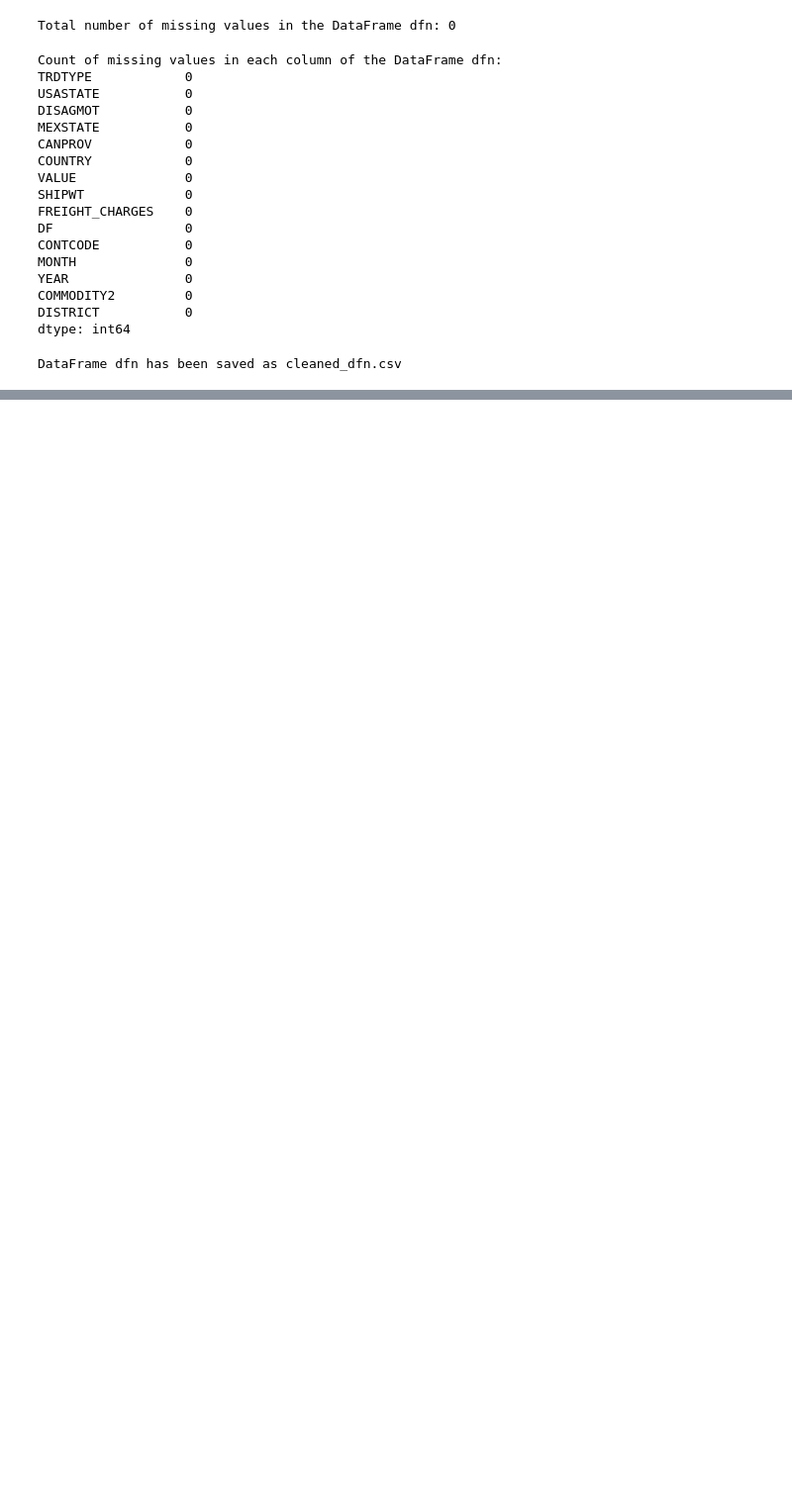
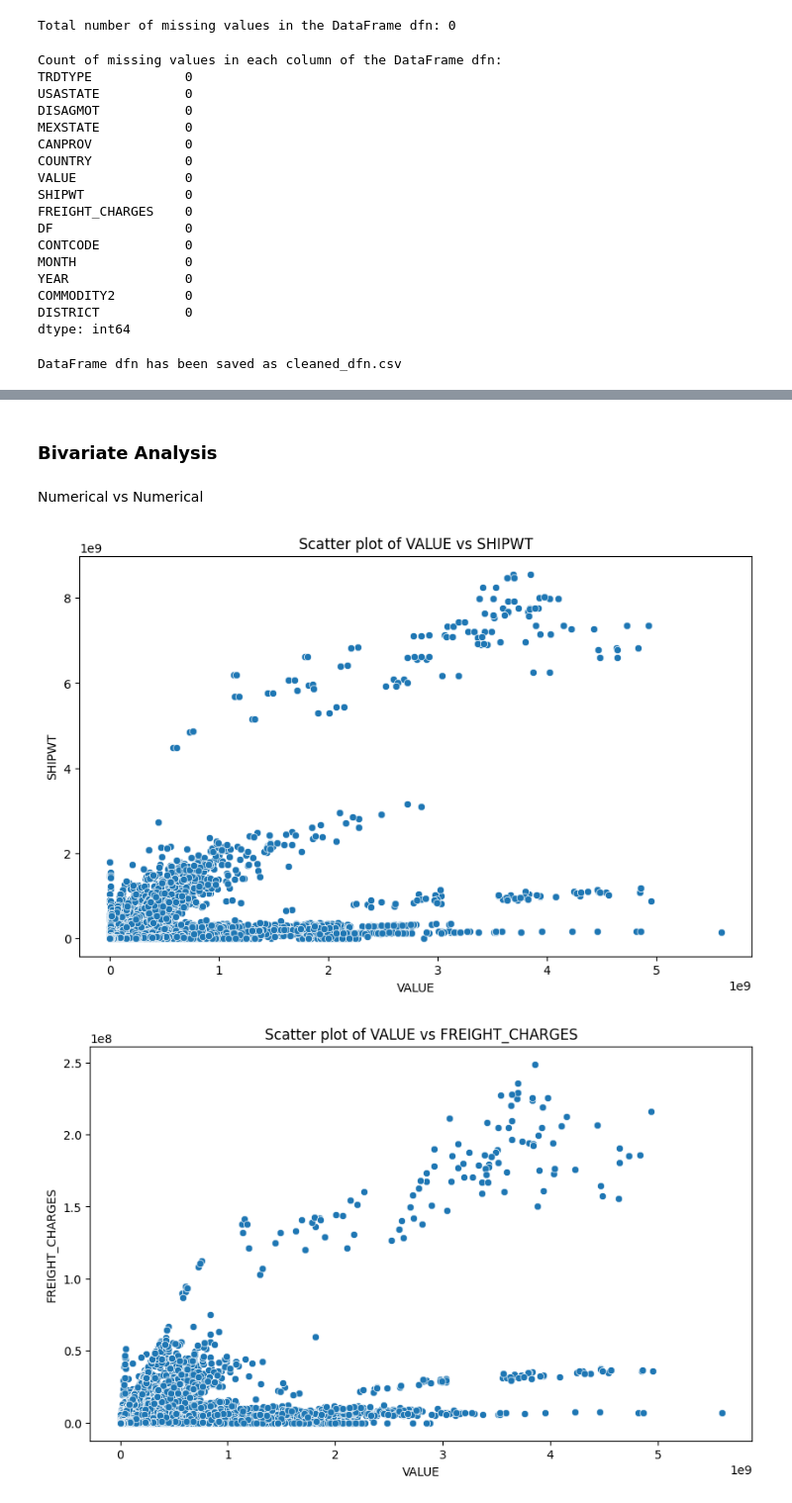
Before and after one commit to Victor-Osei/TransBorder-Freight-Data-Analysis, a Jupyter notebook: mainnew.ipynb, the cells around one changed output, grey strips where cells are left out. Shown at 99% size. Cells and saved outputs as stored; diff of their text form; code cells hidden in the pictures; blank space fills up the shorter version.

```diff
--- a/mainnew.ipynb
+++ b/mainnew.ipynb
@@ -1311,0 +1406,21 @@ DataFrame dfn has been saved as cleaned_dfn.csv
+# %% [markdown]
+### Bivariate Analysis
+# %% [markdown]
+Numerical vs Numerical
+# %%
+# Plot histograms for numerical features
+numerical_features = dfn.select_dtypes(include=['int64']).columns
+
+
+# Scatter plots for numerical features
+for i in range(len(numerical_features)):
+    for j in range(i+1, len(numerical_features)):
+        plt.figure(figsize=(10, 6))
+        sns.scatterplot(data=dfn, x=numerical_features[i], y=numerical_features[j])
+        plt.title(f'Scatter plot of {numerical_features[i]} vs {numerical_features[j]}')
+        plt.xlabel(numerical_features[i])
+        plt.ylabel(numerical_features[j])
+        plt.show()
+# %% [output]
+[figure, added]
+[figure, added]
```
Also changed, not shown: parts of 10 cells of this notebook.
